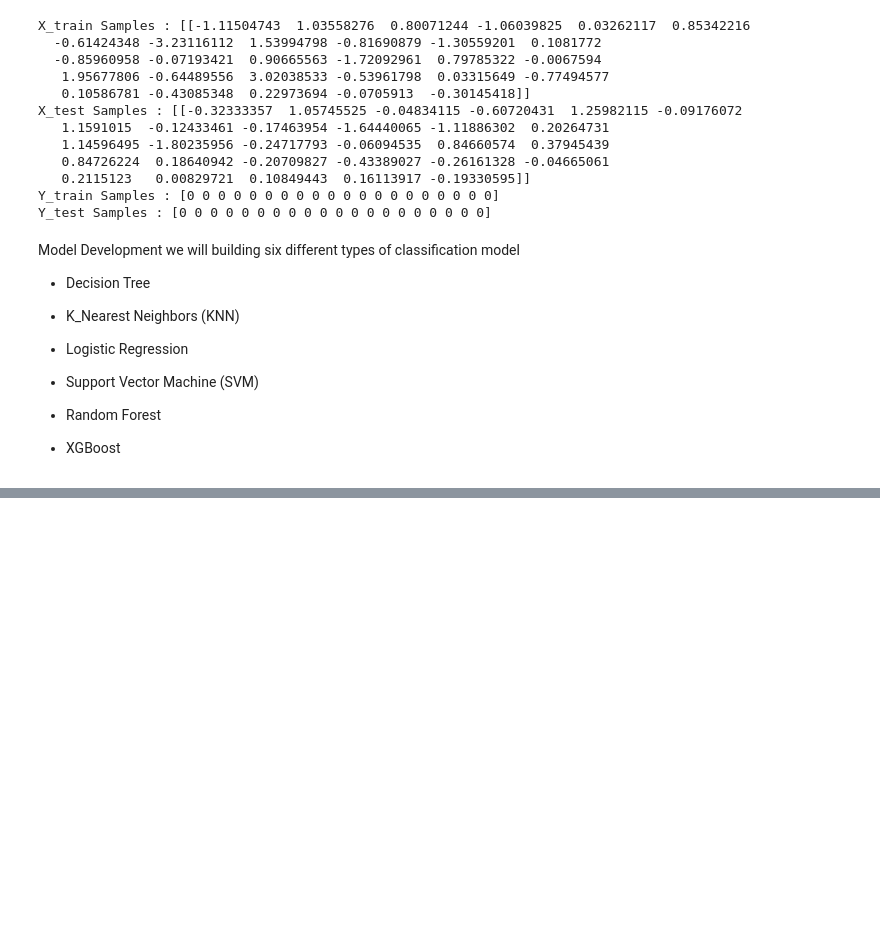
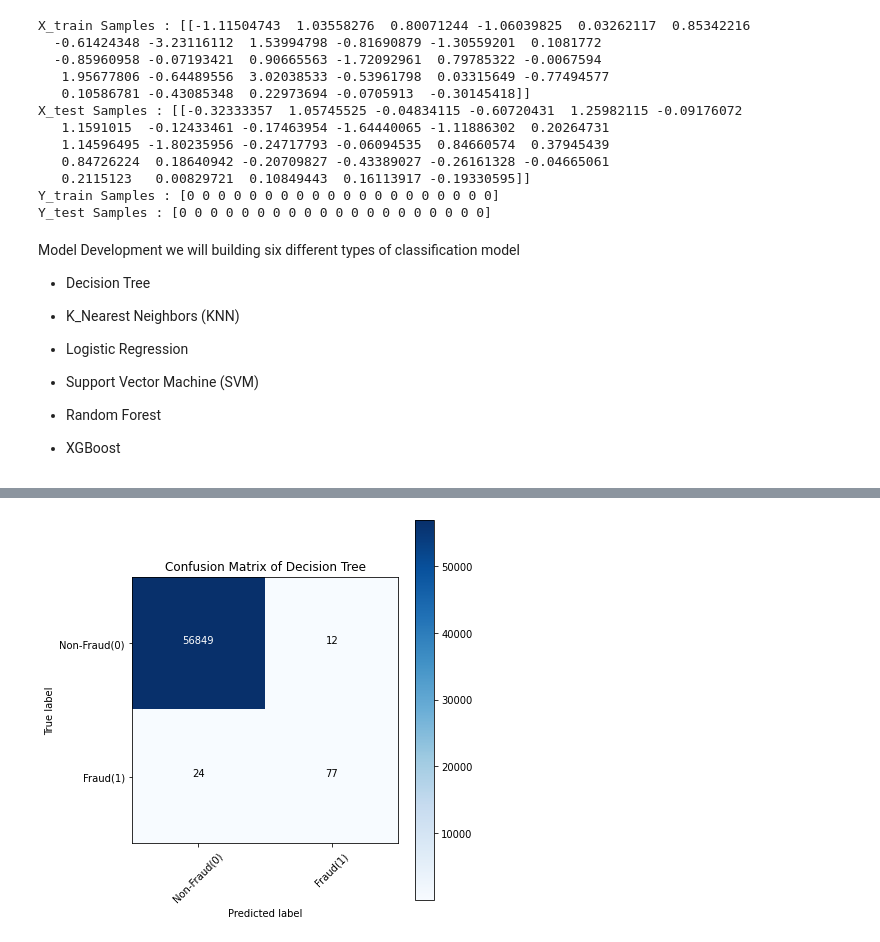
Before and after one commit to Dawit-1621/Credit-Card-Fraud-Detection, a Jupyter notebook: Credit-Card-Fraud-Detection.ipynb, the cells around one changed output, grey strips where cells are left out. Cells and saved outputs as stored; diff of their text form; code cells hidden in the pictures; blank space fills up the shorter version.

Commit message:
This commit will Model Development

```diff
--- a/Credit-Card-Fraud-Detection.ipynb
+++ b/Credit-Card-Fraud-Detection.ipynb
@@ -229,0 +266,90 @@ Accuracy score of the XGBoost model is: 0.9994382219725431
+# %%
+# 3. Confusion Matrix
+
+# defining the plot function
+
+def plot_confusion_matrix(cm, classes, title, normalize = False, cmap = plt.cm.Blues):
+    title = 'Confusion Matrix of {}'.format(title)
+    if normalize:
+        cm = cm.astype(float) / cm.sum(axis=1)[:, np.newaxis]
+
+    plt.imshow(cm, interpolation = 'nearest', cmap = cmap)
+    plt.title(title)
+    plt.colorbar()
+    tick_marks = np.arange(len(classes))
+    plt.xticks(tick_marks, classes, rotation = 45)
+    plt.yticks(tick_marks, classes)
+
+    fmt = '.2f' if normalize else 'd'
+    thresh = cm.max() / 2.
+    for i, j in itertools.product(range(cm.shape[0]), range(cm.shape[1])):
+        plt.text(j, i, format(cm[i, j], fmt),
+                 horizontalalignment = 'center',
+                 color = 'white' if cm[i, j] > thresh else 'black')
+
+    plt.tight_layout()
+    plt.ylabel('True label')
+    plt.xlabel('Predicted label')
+
+# Compute confusion matrix for the models
+
+tree_matrix = confusion_matrix(y_test, tree_yhat, labels = [0, 1]) # Decision Tree
+knn_matrix = confusion_matrix(y_test, knn_yhat, labels = [0, 1]) # K-Nearest Neighbors
+lr_matrix = confusion_matrix(y_test, lr_yhat, labels = [0, 1]) # Logistic Regression
+svm_matrix = confusion_matrix(y_test, svm_yhat, labels = [0, 1]) # Support Vector Machine
+rf_matrix = confusion_matrix(y_test, rf_yhat, labels = [0, 1]) # Random Forest Tree
+xgb_matrix = confusion_matrix(y_test, xgb_yhat, labels = [0, 1]) # XGBoost
+
+# Plot the confusion matrix
+
+plt.rcParams['figure.figsize'] = (6, 6)
+
+# 1. Decision tree
+
+tree_cm_plot = plot_confusion_matrix(tree_matrix,
+                                classes = ['Non-Fraud(0)','Fraud(1)'],
+                                normalize = False, title = 'Decision Tree')
+plt.savefig('tree_cm_plot.png')
+plt.show()
+
+# 2. K-Nearest Neighbors
+
+knn_cm_plot = plot_confusion_matrix(knn_matrix,
+                                classes = ['Non-Fraud(0)','Fraud(1)'],
+                                normalize = False, title = 'KNN')
+plt.savefig('knn_cm_plot.png')
+plt.show()
+
+# 3. Logistic regression
+
+lr_cm_plot = plot_confusion_matrix(lr_matrix,
+                                classes = ['Non-Fraud(0)','Fraud(1)'],
+                                normalize = False, title = 'Logistic Regression')
+plt.savefig('lr_cm_plot.png')
+plt.show()
+
+# 4. Support Vector Machine
+
+svm_cm_plot = plot_confusion_matrix(svm_matrix,
+                                classes = ['Non-Fraud(0)','Fraud(1)'],
+                                normalize = False, title = 'SVM')
+plt.savefig('svm_cm_plot.png')
+plt.show()
+
+# 5. Random forest tree
+
+rf_cm_plot = plot_confusion_matrix(rf_matrix,
+                                classes = ['Non-Fraud(0)','Fraud(1)'],
+                                normalize = False, title = 'Random Forest Tree')
+plt.savefig('rf_cm_plot.png')
+plt.show()
+
+# 6. XGBoost
+
+xgb_cm_plot = plot_confusion_matrix(xgb_matrix,
+                                classes = ['Non-Fraud(0)','Fraud(1)'],
+                                normalize = False, title = 'XGBoost')
+plt.savefig('xgb_cm_plot.png')
+plt.show()
+# %% [output]
+[figure, added]
```
Also changed, not shown: parts of 11 cells of this notebook.
